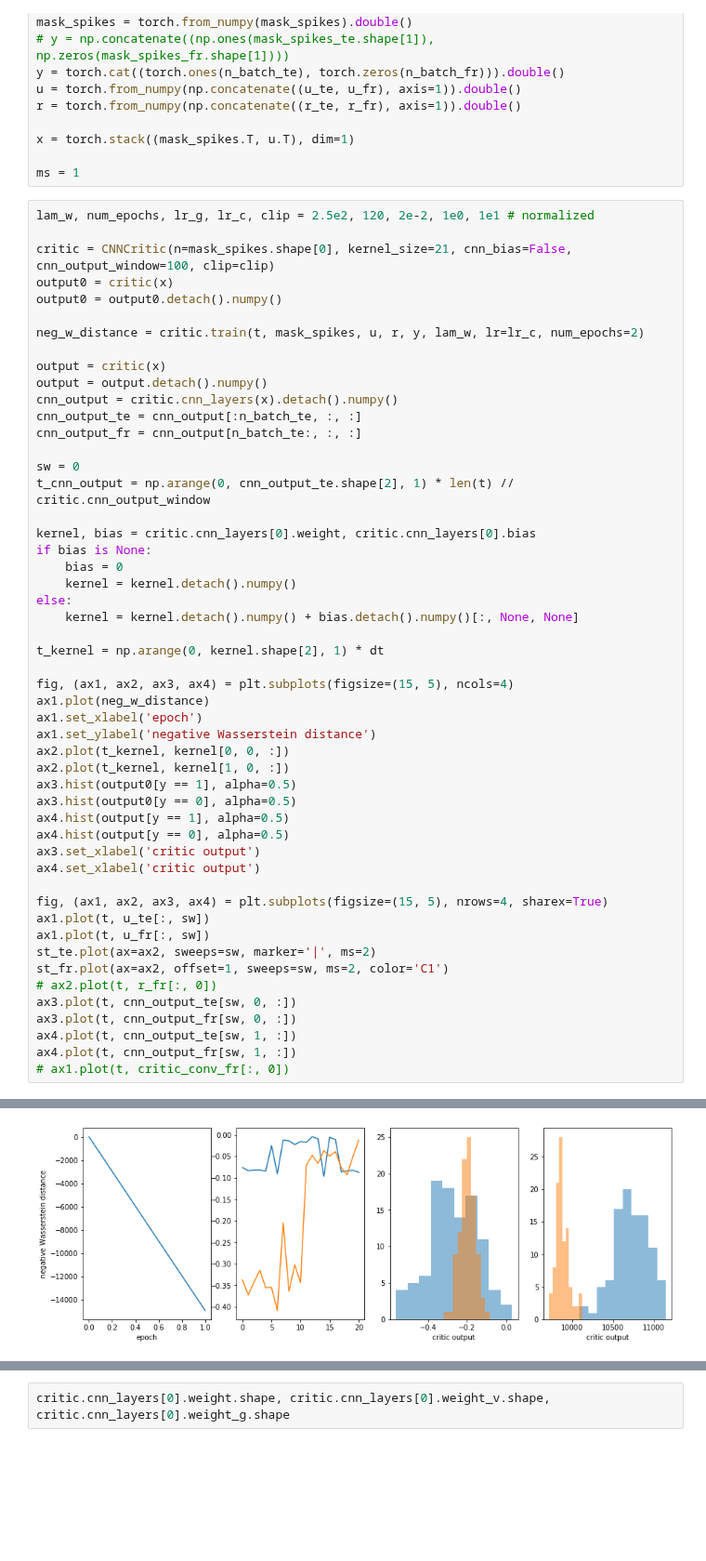
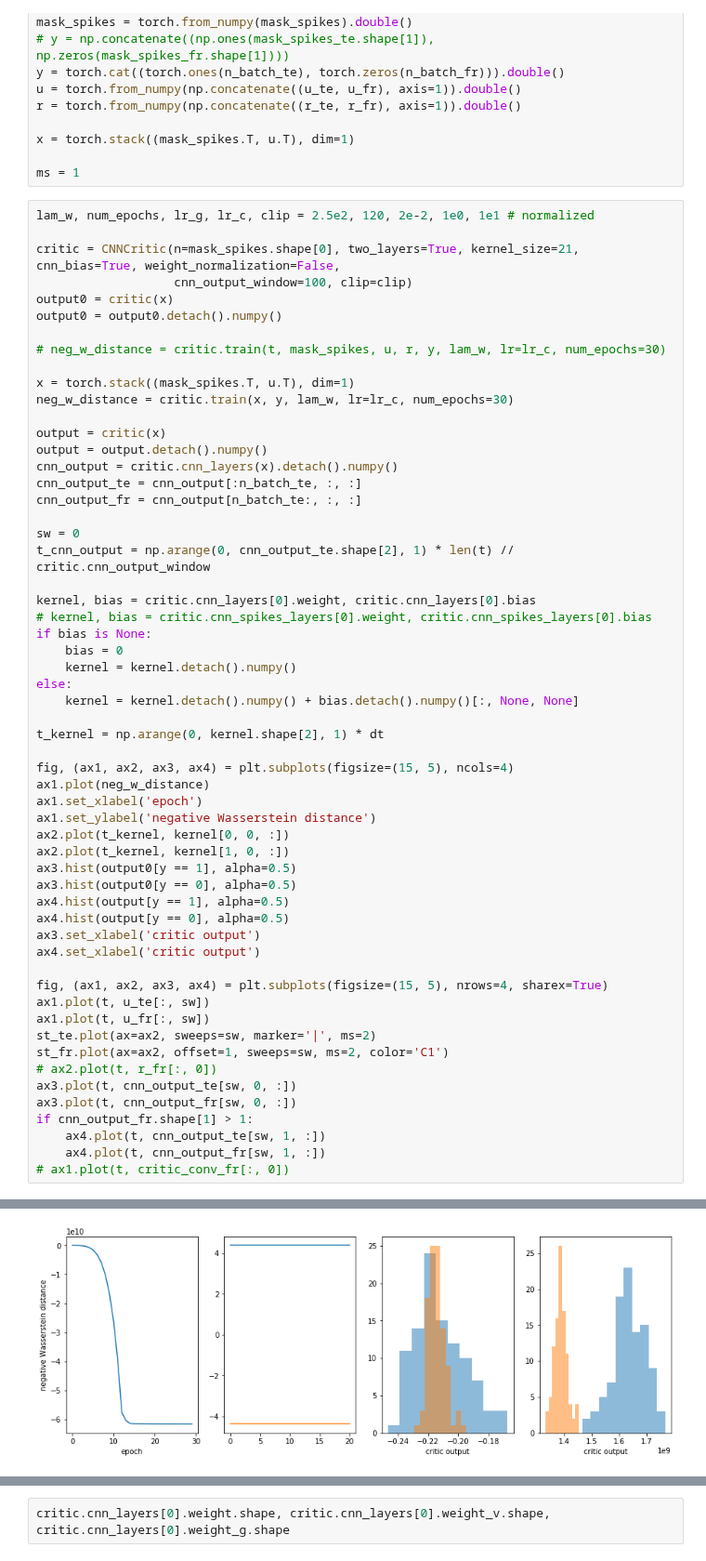
Before and after one commit to diegoarri91/mmd-glm, a Jupyter notebook: examples/cnncritic.ipynb, the cells around one changed output, grey strips where cells are left out. Shown at 93% size. Saved outputs shown, nothing was run; the diff lists cells and outputs as text; blank space fills up the shorter version.

```diff
--- a/examples/cnncritic.ipynb
+++ b/examples/cnncritic.ipynb
@@ -42,11 +42,15 @@ ms = 1
 # %%
 lam_w, num_epochs, lr_g, lr_c, clip = 2.5e2, 120, 2e-2, 1e0, 1e1 # normalized
 
-critic = CNNCritic(n=mask_spikes.shape[0], kernel_size=21, cnn_bias=False, cnn_output_window=100, clip=clip)
+critic = CNNCritic(n=mask_spikes.shape[0], two_layers=True, kernel_size=21, cnn_bias=True, weight_normalization=False,
+                   cnn_output_window=100, clip=clip)
 output0 = critic(x)
 output0 = output0.detach().numpy()
 
-neg_w_distance = critic.train(t, mask_spikes, u, r, y, lam_w, lr=lr_c, num_epochs=2)
+# neg_w_distance = critic.train(t, mask_spikes, u, r, y, lam_w, lr=lr_c, num_epochs=30)
+
+x = torch.stack((mask_spikes.T, u.T), dim=1)
+neg_w_distance = critic.train(x, y, lam_w, lr=lr_c, num_epochs=30)
 
 output = critic(x)
 output = output.detach().numpy()
@@ -58,6 +62,7 @@ sw = 0
 t_cnn_output = np.arange(0, cnn_output_te.shape[2], 1) * len(t) // critic.cnn_output_window
 
 kernel, bias = critic.cnn_layers[0].weight, critic.cnn_layers[0].bias
+# kernel, bias = critic.cnn_spikes_layers[0].weight, critic.cnn_spikes_layers[0].bias
 if bias is None:
     bias = 0
     kernel = kernel.detach().numpy()
@@ -87,7 +92,8 @@ st_fr.plot(ax=ax2, offset=1, sweeps=sw, ms=2, color='C1')
 # ax2.plot(t, r_fr[:, 0])
 ax3.plot(t, cnn_output_te[sw, 0, :])
 ax3.plot(t, cnn_output_fr[sw, 0, :])
-ax4.plot(t, cnn_output_te[sw, 1, :])
-ax4.plot(t, cnn_output_fr[sw, 1, :])
+if cnn_output_fr.shape[1] > 1:
+    ax4.plot(t, cnn_output_te[sw, 1, :])
+    ax4.plot(t, cnn_output_fr[sw, 1, :])
 # ax1.plot(t, critic_conv_fr[:, 0])
 # %% [output]
@@ -95 +100 @@ ax4.plot(t, cnn_output_fr[sw, 1, :])
-[figure, old version]
+[figure, new version]
```
Also changed, not shown: parts of 12 cells of this notebook, 17 other files.
